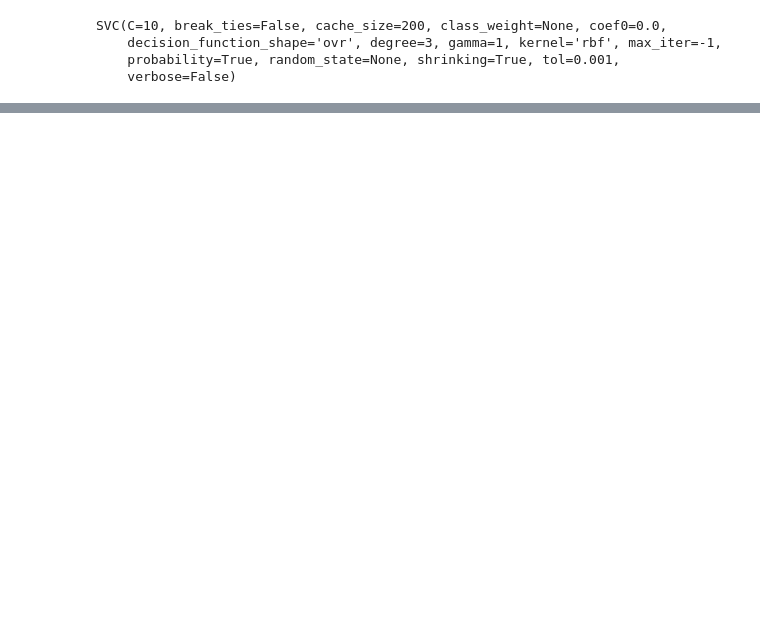
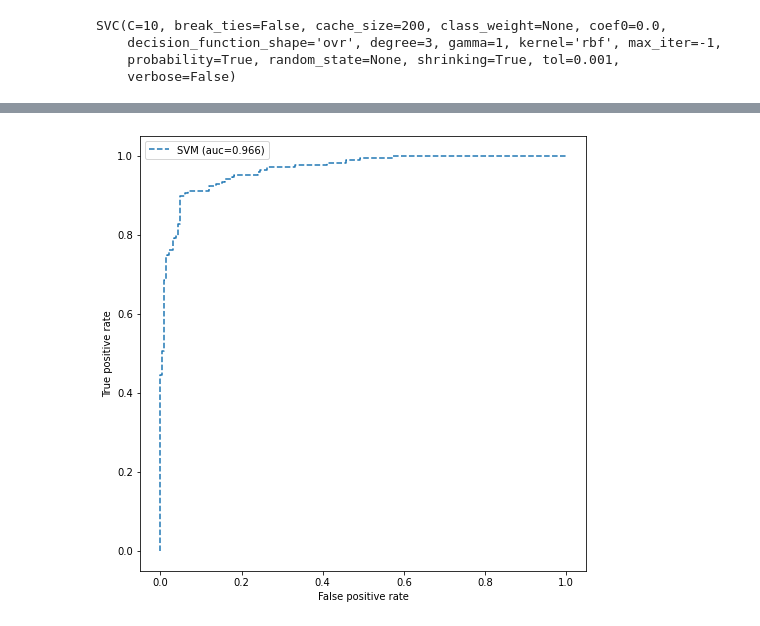
Before and after one commit to taraumutoni/Machine_Learning_course_UGent_D012554_kaggle, a Jupyter notebook: Eye blinking prediction.ipynb, the cells around one changed output, grey strips where cells are left out. Saved outputs shown, nothing was run; the diff lists cells and outputs as text; code cells hidden in the pictures; blank space fills up the shorter version.

```diff
--- a/Eye blinking prediction.ipynb
+++ b/Eye blinking prediction.ipynb
@@ -224,0 +225,5 @@ X_train, X_test, y_train, y_test = train_test_split(trainset_scaled, label_colum
+# %%
+clf = svm.SVC(C= 10, kernel='rbf',gamma=1, probability=True)
+ #gamma scales the influence two observations have on each other depending on the distance
+clf.fit(X_train, y_train)
+svm_predict = clf.decision_function(X_test)
@@ -224,0 +247,18 @@ X_train, X_test, y_train, y_test = train_test_split(trainset_scaled, label_colum
+# %%
+#Plotting ROC and compare the AUC of the classifiers
+#Knn_fpr, Knn_tpr, threshold = roc_curve(y_test,Knn_predict) # ROC curve of KNN
+#Knn_auc = auc(Knn_fpr, Knn_tpr)
+
+svm_fpr, svm_tpr, threshold = roc_curve(y_test,svm_predict) # ROC curve of SVM
+svm_auc = auc(svm_fpr, svm_tpr)
+
+plt.figure(figsize=(8,8))
+#plt.plot(Knn_fpr, Knn_tpr, linestyle='-', label='KNN (auc=%0.3f)'% Knn_auc)
+plt.plot(svm_fpr, svm_tpr, linestyle='--', label='SVM (auc=%0.3f)'% svm_auc)
+
+plt.xlabel('False positive rate')
+plt.ylabel('True positive rate')
+plt.legend()
+plt.show()
+# %% [output]
+[figure, added]
```
Also changed, not shown: parts of 8 cells of this notebook.
